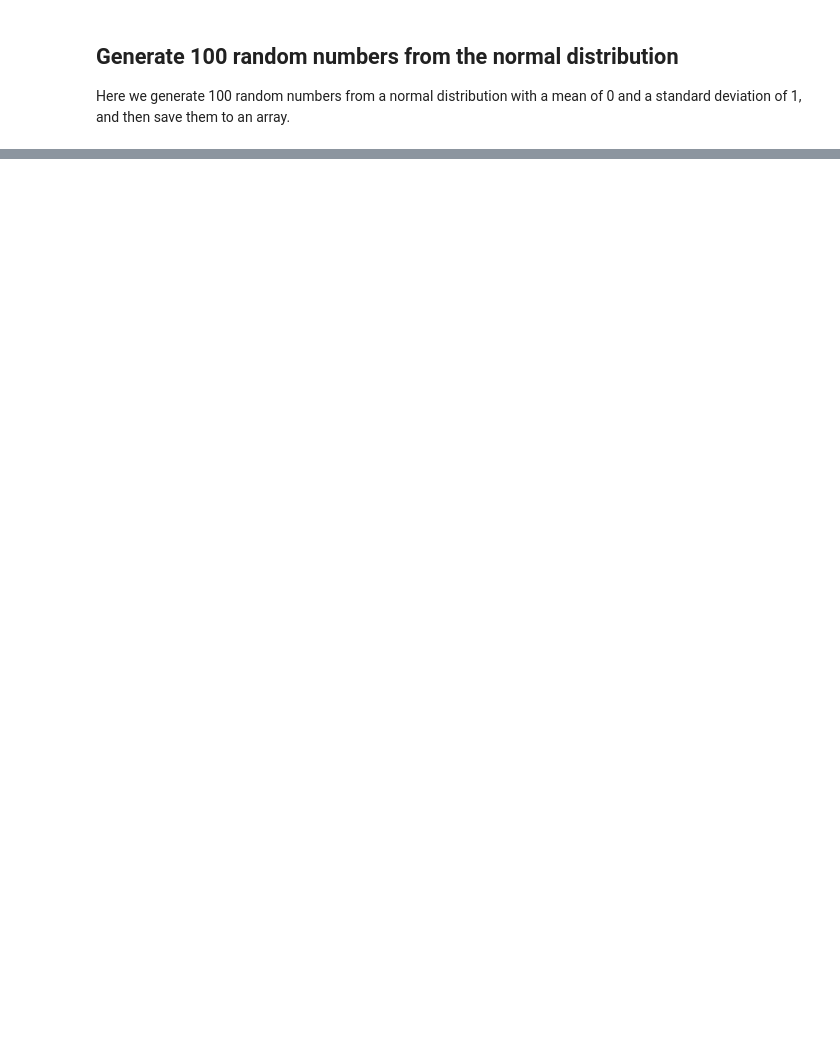
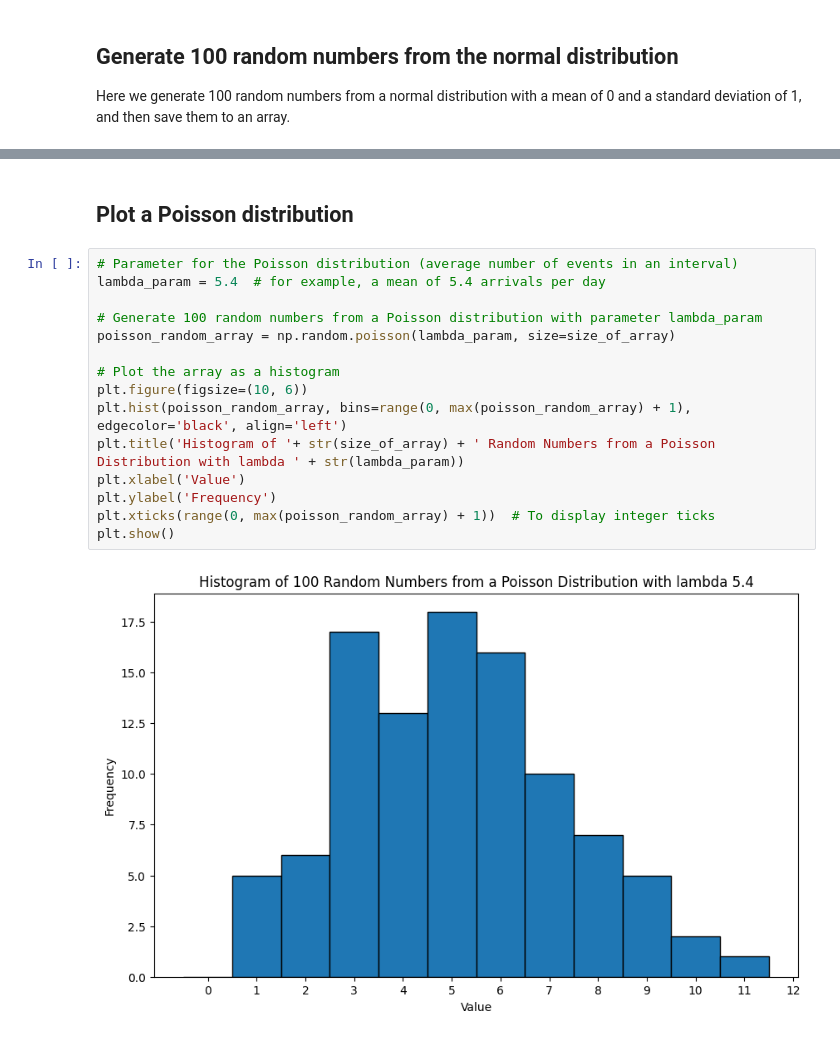
Before and after one commit to zmek/queue_network_simulator, a Jupyter notebook: intro.ipynb, the cells around one changed output, grey strips where cells are left out. Saved outputs shown, nothing was run; the diff lists cells and outputs as text; blank space fills up the shorter version.

```diff
--- a/intro.ipynb
+++ b/intro.ipynb
@@ -91,0 +126,19 @@ plt.show()
+# %% [markdown]
+## Plot a Poisson distribution
+# %%
+# Parameter for the Poisson distribution (average number of events in an interval)
+lambda_param = 5.4  # for example, a mean of 5.4 arrivals per day
+
+# Generate 100 random numbers from a Poisson distribution with parameter lambda_param
+poisson_random_array = np.random.poisson(lambda_param, size=size_of_array)
+
+# Plot the array as a histogram
+plt.figure(figsize=(10, 6))
+plt.hist(poisson_random_array, bins=range(0, max(poisson_random_array) + 1), edgecolor='black', align='left')
+plt.title('Histogram of '+ str(size_of_array) + ' Random Numbers from a Poisson Distribution with lambda ' + str(lambda_param))
+plt.xlabel('Value')
+plt.ylabel('Frequency')
+plt.xticks(range(0, max(poisson_random_array) + 1))  # To display integer ticks
+plt.show()
+# %% [output]
+[figure, added]
```
Also changed, not shown: parts of 9 cells of this notebook.
